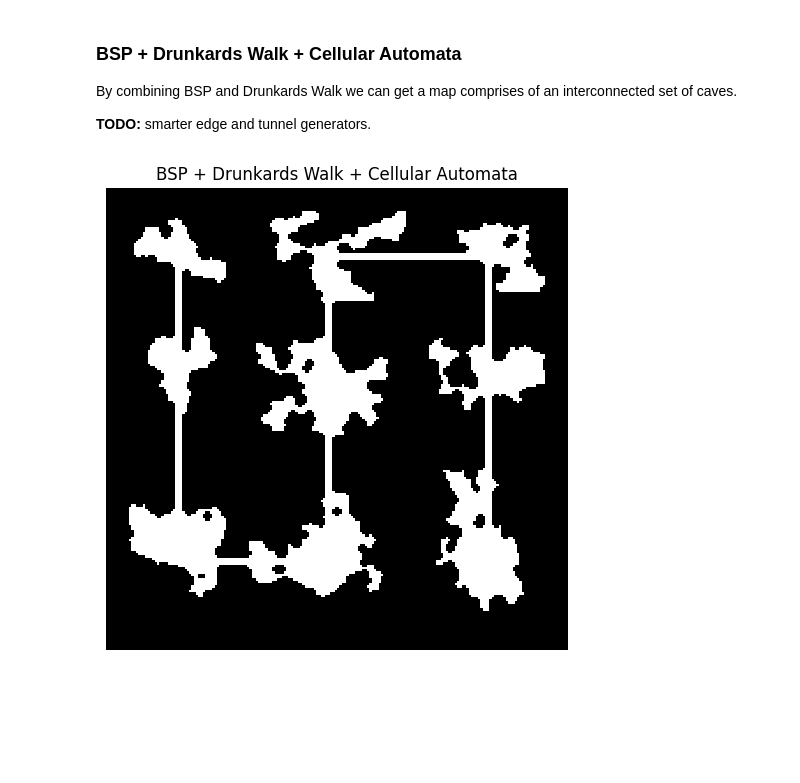
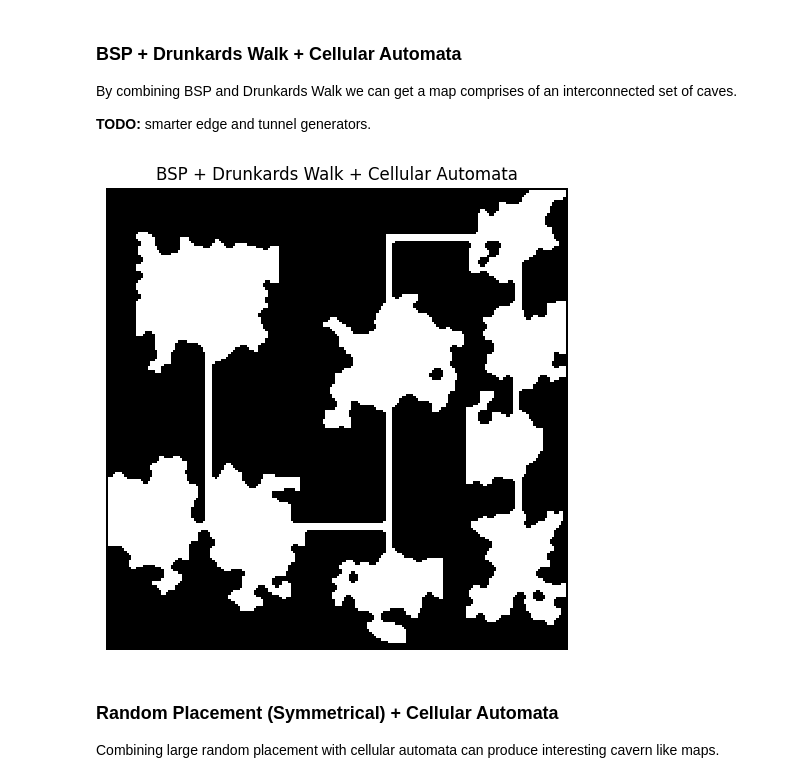
Before and after one commit to artisanofcode/gamedev-algorithms, a Jupyter notebook: procedual-generation.ipynb, the cells around one changed output. Cells and saved outputs as stored; diff of their text form; code cells hidden in the pictures; blank space fills up the shorter version.

```diff
--- a/procedual-generation.ipynb
+++ b/procedual-generation.ipynb
@@ -122,13 +233,13 @@ class EdgeGenerator(typing.Protocol):
     def __call__(
         self,
         rooms: list[Rect],
-        rng: random.Random
+        context: Context
     ) -> list[tuple[int, int]]:
         """
         Edge generator
 
         :param rooms: list of room bounding boxes
-        :param rng: random number generator
+        :param context: map context
 
         :return: list of connections between rooms
         """
@@ -585,24 +660,24 @@ To generate a room based dungeon we first generate a set of non overlapping rect
 and calculate the edges that connect them to other rooms, then we carve out the rooms
 and connect them with tunnels.
 # %%
-def generate_dungeon(
+def generate_rooms(
     rooms: RoomGenerator,
     edges: EdgeGenerator,
     tunnels: TunnelGenerator,
     inner: Generator = generate_fill()
 ) -> Generator:
 
-    def generator(data: Map, x: int, y: int, width: int, height: int, rng: random.Random) -> None:
-        room_list = rooms(x, y, width, height, rng)
-        edge_list = edges(room_list, rng)
+    def generator(context: Context) -> None:
+        room_list = rooms(context)
+        edge_list = edges(room_list, context.rng)
 
         for x, y, w, h in room_list:
-            inner(data, x, y, w, h, rng)
+            inner(context.subcontext(x, y, w, h))
 
         for i, j in edge_list:
             x1, y1 = center_for_rect(*room_list[i])
             x2, y2 = center_for_rect(*room_list[j])
 
-            tunnels(data, x1, y1, x2, y2, rng)
+            tunnels(context, x1, y1, x2, y2)
 
     return generator
@@ -609 +688,4 @@ def generate_dungeon(
+# %%
+def edge_naive(rooms: list[Rect], rng: random.Random) -> list[tuple[int, int]]:
+    return [(i, i + 1) for i in range(len(rooms) - 1)]
 # %% [markdown]
@@ -624,21 +706,21 @@ def edge_naive(rooms: list[Rect], rng: random.Random) -> list[tuple[int, int]]:
 A tunnel generator that connects the centres of two rooms by moving once in a straight
 line along each of the cardinal axis.
 # %%
-def tunnel_simple(size: int = 3) -> TunnelGenerator:
+def tunnel_simple(brush: Brush = Brush(size=3)) -> TunnelGenerator:
 
-    def generator(data: Map, x1: int, y1: int, x2: int, y2: int, rng: random.Random) -> None:
-        if rng.randint(0, 1):
+    def generator(context: Context, x1: int, y1: int, x2: int, y2: int) -> None:
+        if context.rng.randint(0, 1):
             for x in range(min(x1, x2), max(x1, x2) + 1):
-                draw(data, x, y1, AIR, size)
+                context.draw(x, y1, brush)
 
             for y in range(min(y1, y2), max(y1, y2) + 1):
-                draw(data, x2, y, AIR, size)
+                context.draw(x2, y, brush)
         else:
             for y in range(min(y1, y2), max(y1, y2) + 1):
-                draw(data, x1, y, AIR, size)
+                context.draw(x1, y, brush)
 
             for x in range(min(x1, x2), max(x1, x2) + 1):
-                draw(data, x, y2, AIR, size)
+                context.draw(x, y2, brush)
 
     return generator
 # %% [markdown]
@@ -756,17 +888,24 @@ By combining BSP and Drunkards Walk we can get a map comprises of an interconnec
 # %%
 render(
     chain(
-        generate_dungeon(
-            room_bsp(10, 10, min_width=40, min_height=40),
+        generate_rooms(
+            room_bsp(count=9, spacing=1, min_width=40, min_height=40),
             edge_naive,
-            tunnel_simple(size=3),
+            tunnel_simple(),
             chain(
-                generate_drunkard(0.25, 500, 1),
+                generate_drunkard(ratio=0.5, max_steps=400,
+                                  brush=Brush(size=2)),
             ),
         ),
-        generate_cellular_automata(rounds=8)
+        generate_cellular_automata(rounds=8),
+        generate_frame(),
     ),
     title="BSP + Drunkards Walk + Cellular Automata",
 )
 # %% [output]
-[figure, old version]
+[figure, new version]
+# %% [markdown]
+### Random Placement (Symmetrical) + Cellular Automata
+
+Combining large random placement with cellular automata can produce interesting cavern
+like maps.
```
Also changed, not shown: parts of 37 cells of this notebook.
